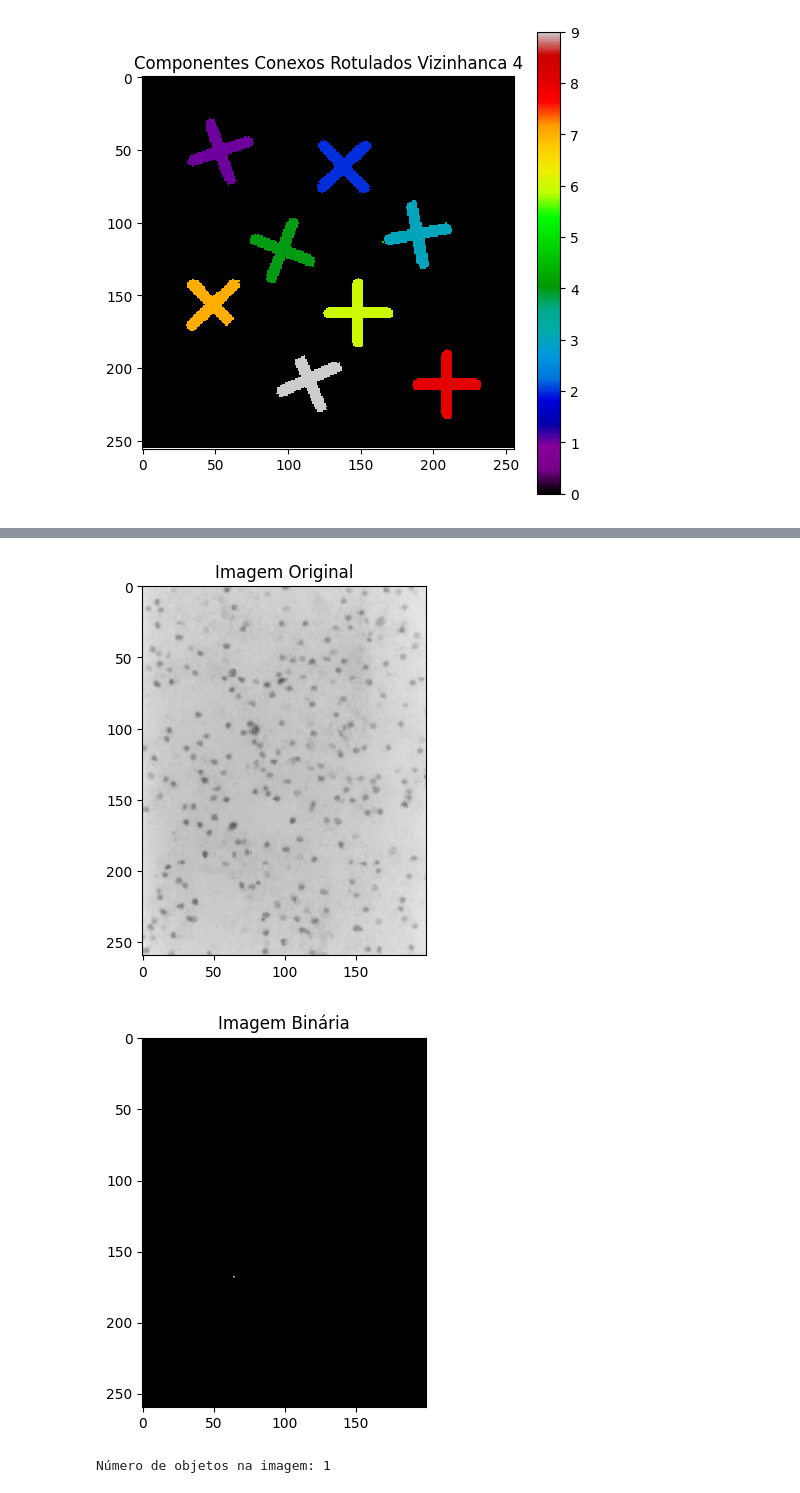
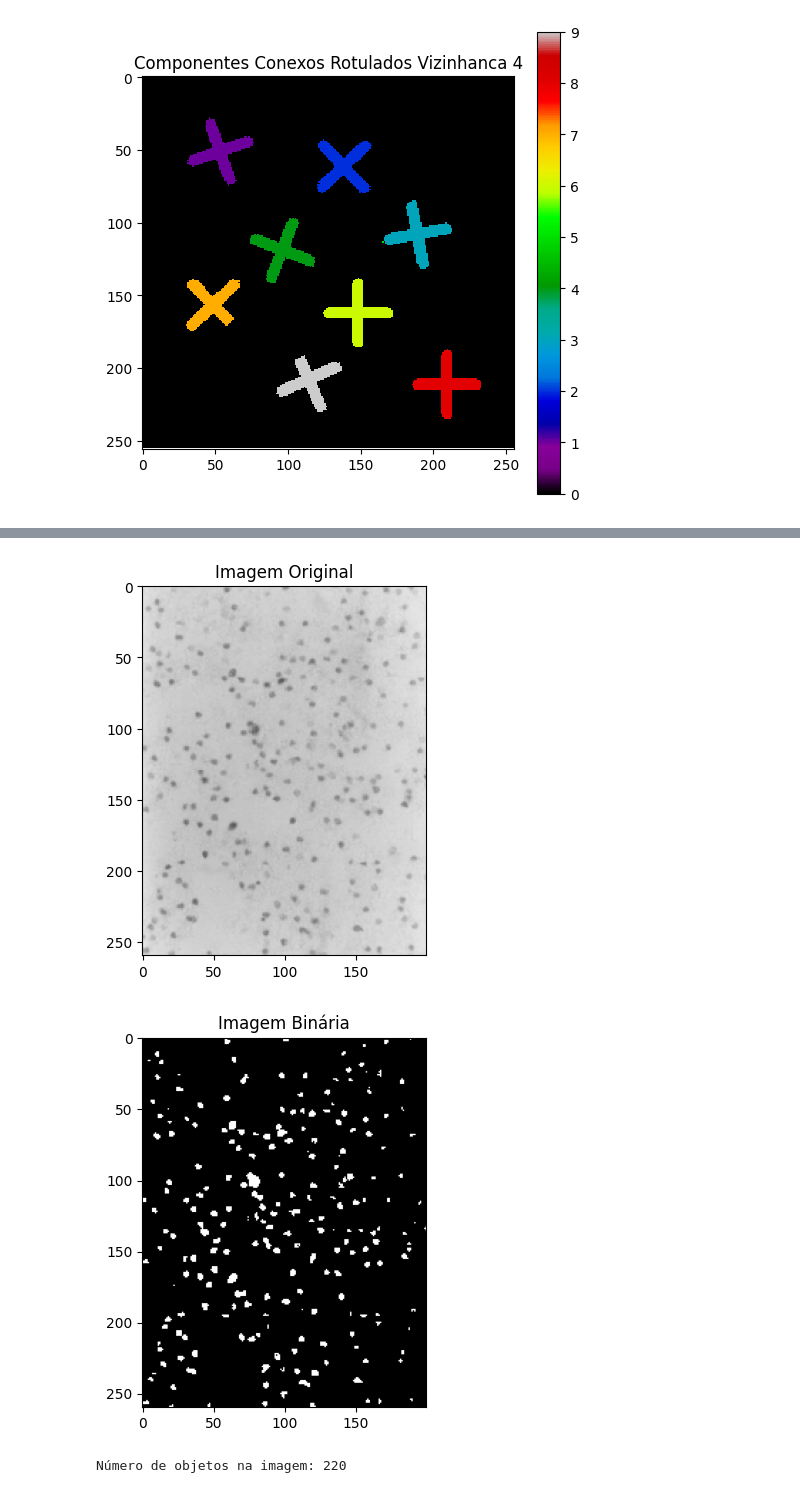
Before and after one commit to Gabrielcouto1/gbc216_t1_G02, a Jupyter notebook: Lab02 - Connected Components/lab03.ipynb, the cells around one changed output, grey strips where cells are left out. Cells and saved outputs as stored; diff of their text form; code cells hidden in the pictures.

```diff
--- a/Lab02 - Connected Components/lab03.ipynb
+++ b/Lab02 - Connected Components/lab03.ipynb
@@ -107,31 +103,31 @@ clc3lab1
 # %%
 import cv2
 import numpy as np
 import networkx as nx
 import matplotlib.pyplot as plt
 
 img = cv2.imread("clc3.png", cv2.IMREAD_GRAYSCALE)
 
 # plota a imagem original
 plt.imshow(img, cmap='gray', vmin=0, vmax=255)
 plt.title("Imagem Original")
 plt.show()
 
-# binariza a imagem com threshold de 67
-_, img_binaria = cv2.threshold(img, 90, 1, cv2.THRESH_BINARY_INV)
+# binariza a imagem com threshold de 170
+_, img_binaria = cv2.threshold(img, 170, 1, cv2.THRESH_BINARY_INV)
 
 # plota a imagem binária
 plt.imshow(img_binaria, cmap='gray', vmin=0, vmax=1)
 plt.title("Imagem Binária")
 plt.show()
 
 # rotula os componentes conectados
 imagem_rotulada, componentes = rotular_componentes_conexos(img_binaria)
 
 # pega o numero de componentes conectados
 numero_objetos = len(componentes)
 print(f"Número de objetos na imagem: {numero_objetos}")
 # %% [output]
 [figure]
-[figure, old version]
+[figure, new version]
-Número de objetos na imagem: 1
+Número de objetos na imagem: 220
```
Also changed, not shown: parts of 1 cell of this notebook, 2 other files.
